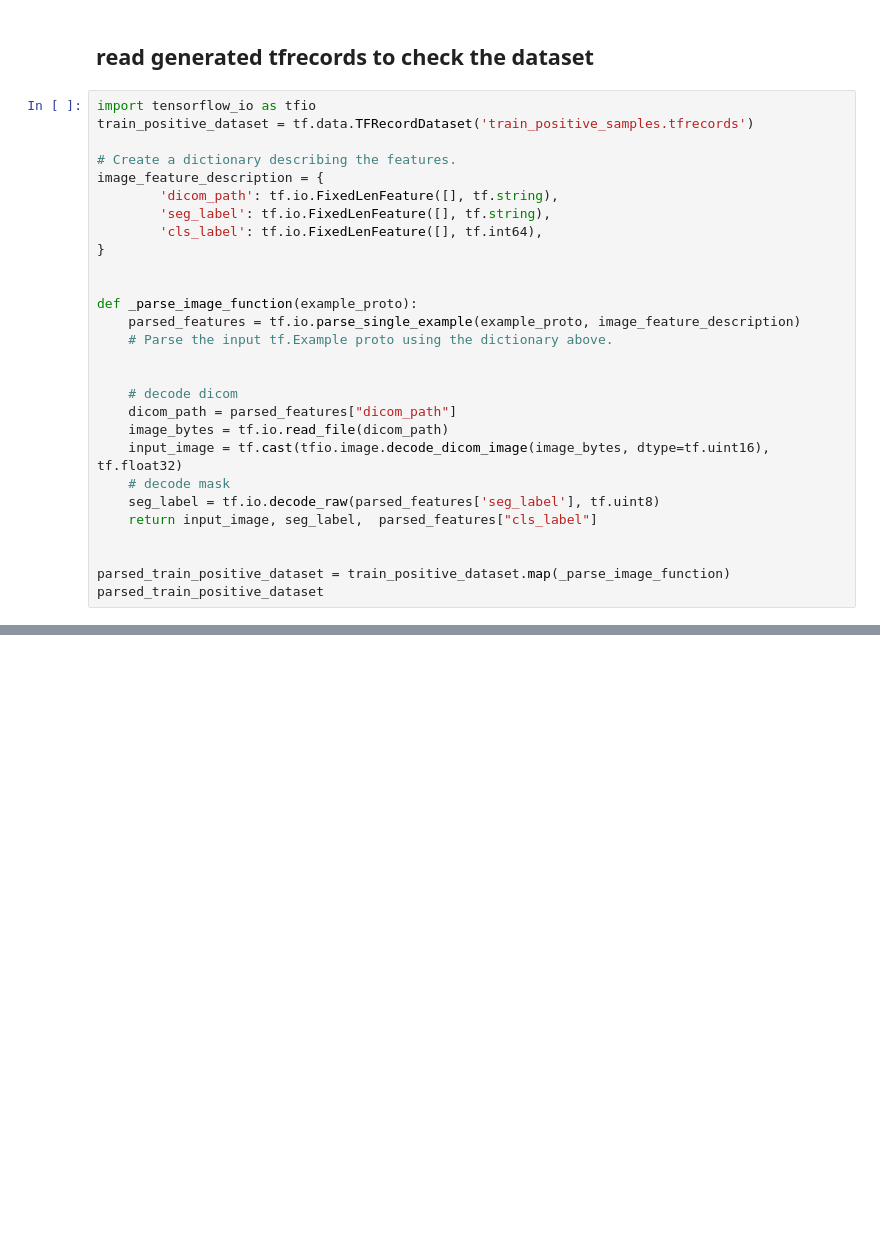
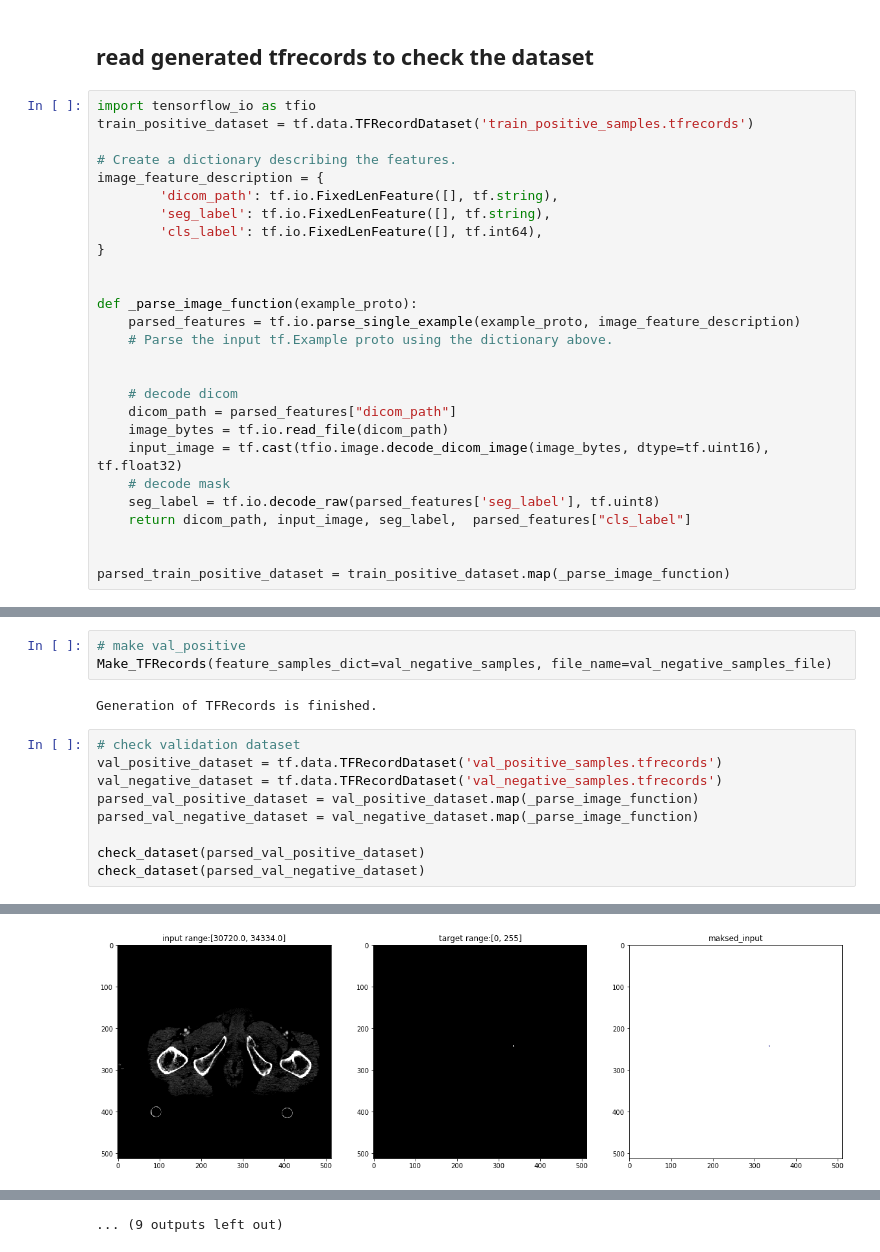
Before and after one commit to tbe07tyg/Tensorflow2, a Jupyter notebook: Dicom/0BuildNpDataset.ipynb, the cells around one changed output, grey strips where cells are left out. Saved outputs shown, nothing was run; the diff lists cells and outputs as text; blank space fills up the shorter version.

```diff
--- a/Dicom/0BuildNpDataset.ipynb
+++ b/Dicom/0BuildNpDataset.ipynb
@@ -414,11 +360,10 @@ def _parse_image_function(example_proto):
     input_image = tf.cast(tfio.image.decode_dicom_image(image_bytes, dtype=tf.uint16), tf.float32)
     # decode mask
     seg_label = tf.io.decode_raw(parsed_features['seg_label'], tf.uint8)
-    return input_image, seg_label,  parsed_features["cls_label"]
+    return dicom_path, input_image, seg_label,  parsed_features["cls_label"]
 
 
 parsed_train_positive_dataset = train_positive_dataset.map(_parse_image_function)
-parsed_train_positive_dataset
 # %%
 # window the input
 def winwise(input,LB,HB):
@@ -541,0 +1063,15 @@ cls_label tf.Tensor(1, shape=(), dtype=int64)
+# %%
+# make val_positive
+Make_TFRecords(feature_samples_dict=val_negative_samples, file_name=val_negative_samples_file)
+# %% [output]
+Generation of TFRecords is finished.
+# %%
+# check validation dataset
+val_positive_dataset = tf.data.TFRecordDataset('val_positive_samples.tfrecords')
+val_negative_dataset = tf.data.TFRecordDataset('val_negative_samples.tfrecords')
+parsed_val_positive_dataset = val_positive_dataset.map(_parse_image_function)
+parsed_val_negative_dataset = val_negative_dataset.map(_parse_image_function)
+
+check_dataset(parsed_val_positive_dataset)
+check_dataset(parsed_val_negative_dataset)
+# %% [output]
@@ -541,0 +1095 @@ cls_label tf.Tensor(1, shape=(), dtype=int64)
+[figure, added]
@@ -541,0 +1106 @@ cls_label tf.Tensor(1, shape=(), dtype=int64)
+... (9 outputs left out)
```
Also changed, not shown: parts of 34 cells of this notebook, 1 other file.
